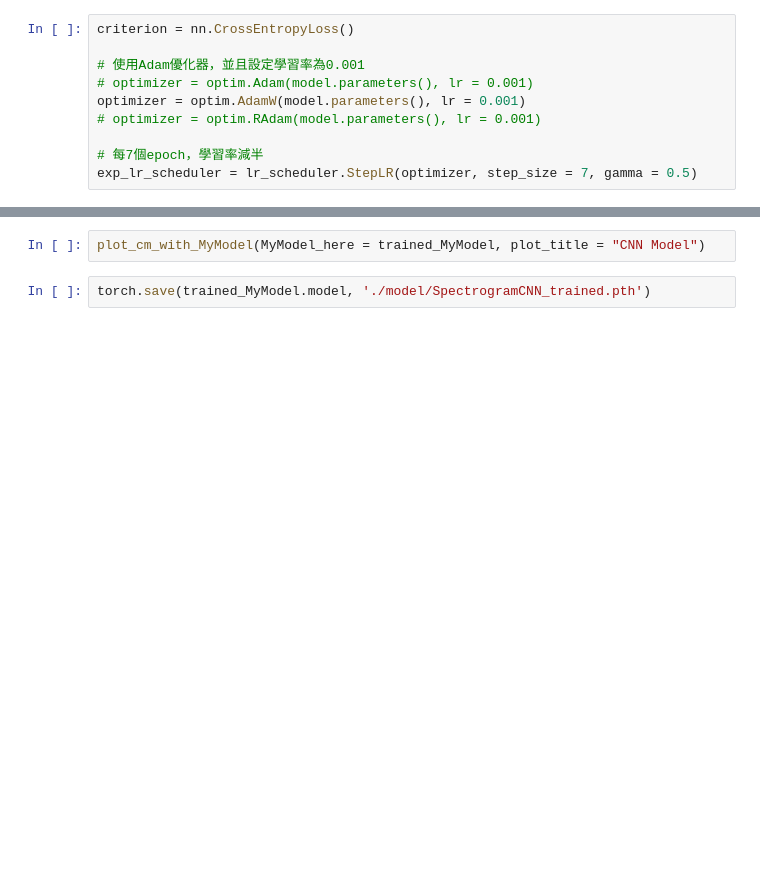
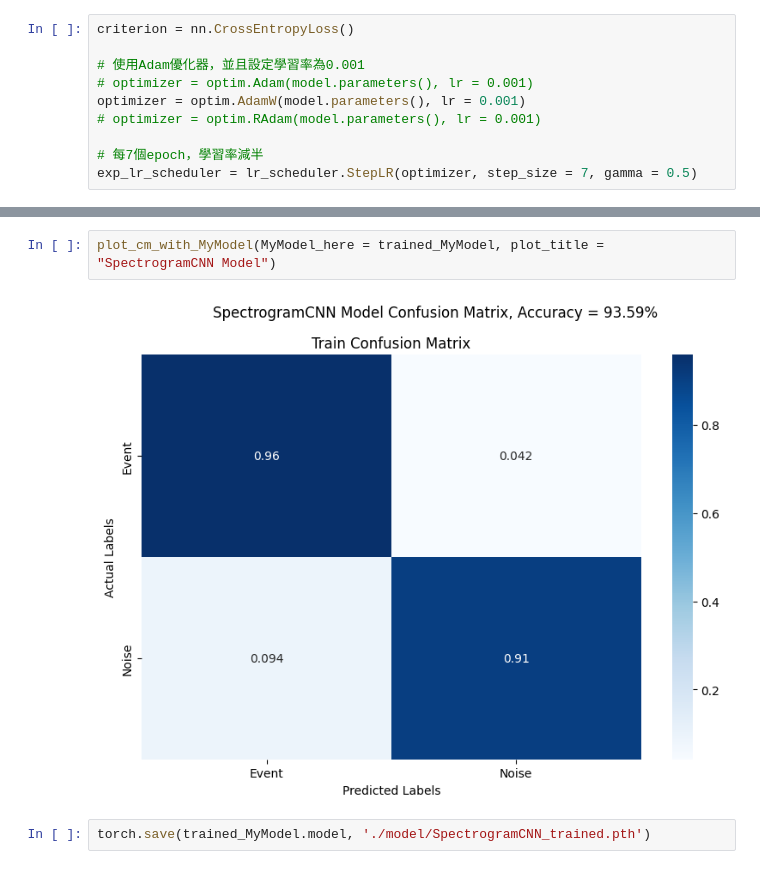
Before and after one commit to Gauss963/SeismicTorch, a Jupyter notebook: Spectrogram_model_train_Torch.ipynb, the cells around one changed output, grey strips where cells are left out. Saved outputs shown, nothing was run; the diff lists cells and outputs as text; blank space fills up the shorter version.

```diff
--- a/Spectrogram_model_train_Torch.ipynb
+++ b/Spectrogram_model_train_Torch.ipynb
@@ -287,4 +308,6 @@ plot_loss_with_MyModel(trained_MyModel, plot_title = "CNN Model")
 # %%
-plot_cm_with_MyModel(MyModel_here = trained_MyModel, plot_title = "CNN Model")
+plot_cm_with_MyModel(MyModel_here = trained_MyModel, plot_title = "SpectrogramCNN Model")
+# %% [output]
+[figure, added]
 # %%
 torch.save(trained_MyModel.model, './model/SpectrogramCNN_trained.pth')
```
Also changed, not shown: parts of 7 cells of this notebook, 6 other files.
